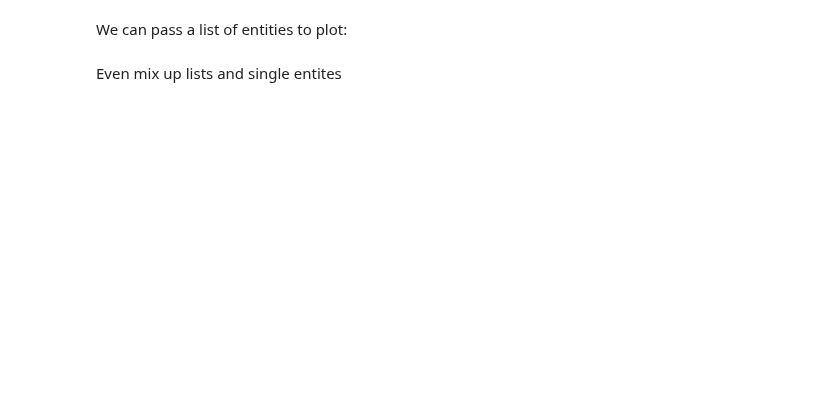
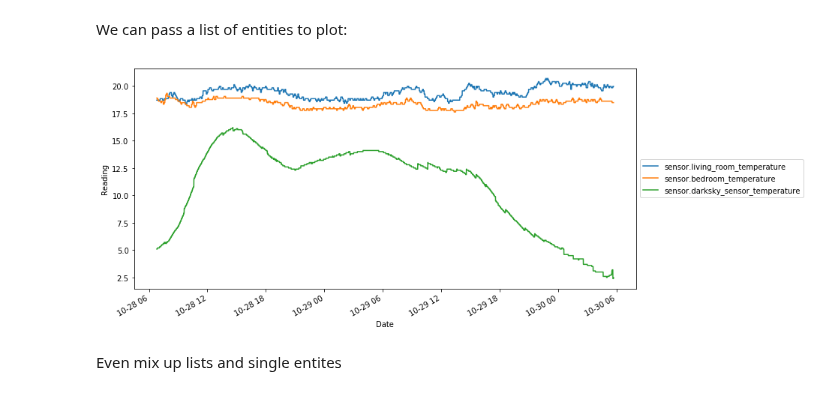
Before and after one commit to robmarkcole/HASS-data-detective, a Jupyter notebook: usage/Usage of detective.ipynb, the cells around one changed output. Saved outputs shown, nothing was run; the diff lists cells and outputs as text; code cells hidden in the pictures; blank space fills up the shorter version.

```diff
--- a/usage/Usage of detective.ipynb
+++ b/usage/Usage of detective.ipynb
@@ -200,9 +215,11 @@ We can pass a list of entities to plot:
 # %%
 to_plot = ['sensor.living_room_temperature',
            'sensor.bedroom_temperature',
            'sensor.darksky_sensor_temperature']
 
-sensors_num.plot(to_plot)
+sensors_num_df.plot(to_plot)
+# %% [output]
+[figure, added]
 # %% [markdown]
 Even mix up lists and single entites
 # %%
```
Also changed, not shown: parts of 35 cells of this notebook, 16 other files.
